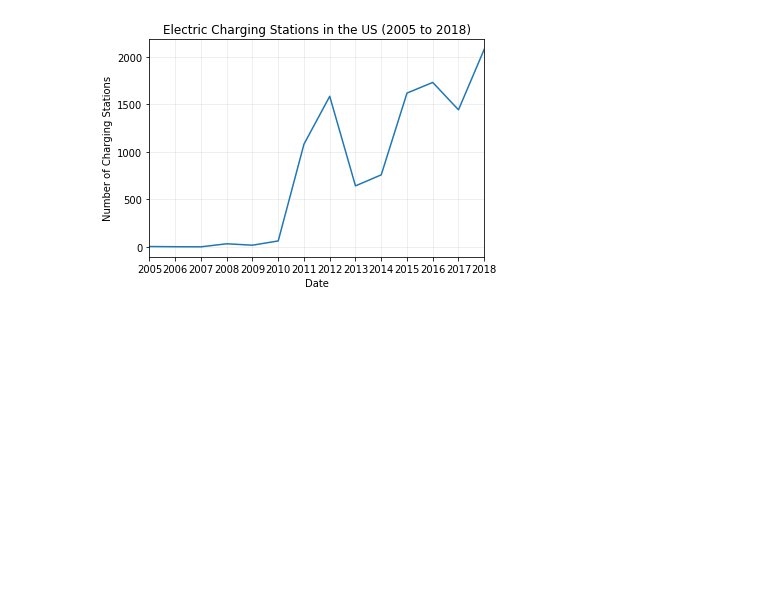
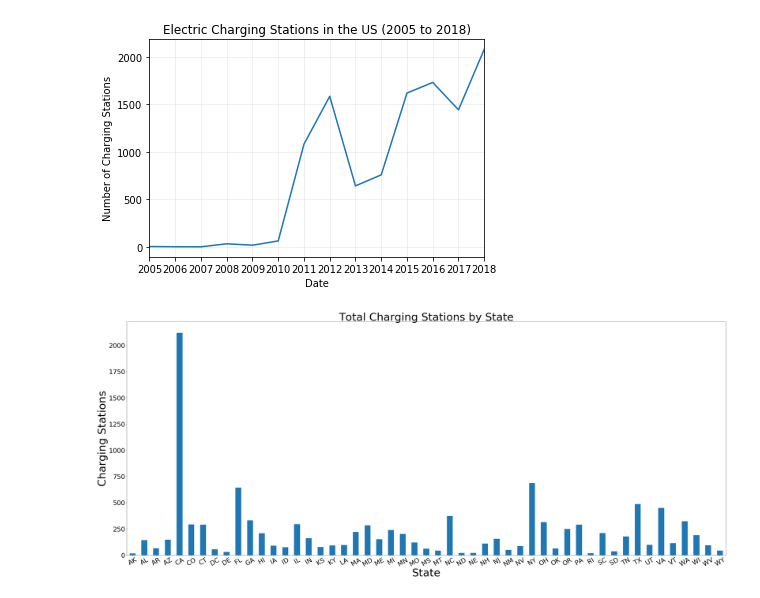
Before and after one commit to Barbara-Gordon/Team9, a Jupyter notebook: Heatmap - Charging Stations.ipynb, the cells around one changed output. Cells and saved outputs as stored; diff of their text form; code cells hidden in the pictures; blank space fills up the shorter version.

```diff
--- a/Heatmap - Charging Stations.ipynb
+++ b/Heatmap - Charging Stations.ipynb
@@ -50,6 +50,18 @@ fig.grid(alpha = .25)
 # %%
 fig = fig.get_figure()
 fig.savefig('Plots and Maps\Electric Charging Stations 2005 to 2018')
+# %%
+stations_statesGB = stations_years.groupby('State').aggregate({'Date':'count'})
+
+fig2 = stations_statesGB.plot(kind = 'bar',figsize = (50,20),fontsize = 30,rot = 30,stacked = True,legend = False)
+fig2.set_xlabel('State', fontsize = 50)
+fig2.set_ylabel('Charging Stations',fontsize = 50)
+fig2.set_title('Total Charging Stations by State',fontsize = 50)
+
+fig2 = fig2.get_figure()
+fig2.savefig('Plots and Maps\Total Charging Stations by State')
+# %% [output]
+[figure, added]
 # %%
 #gmaps.configure(api_key=gmaps_api)
 
```
Also changed, not shown: 3 other files.
